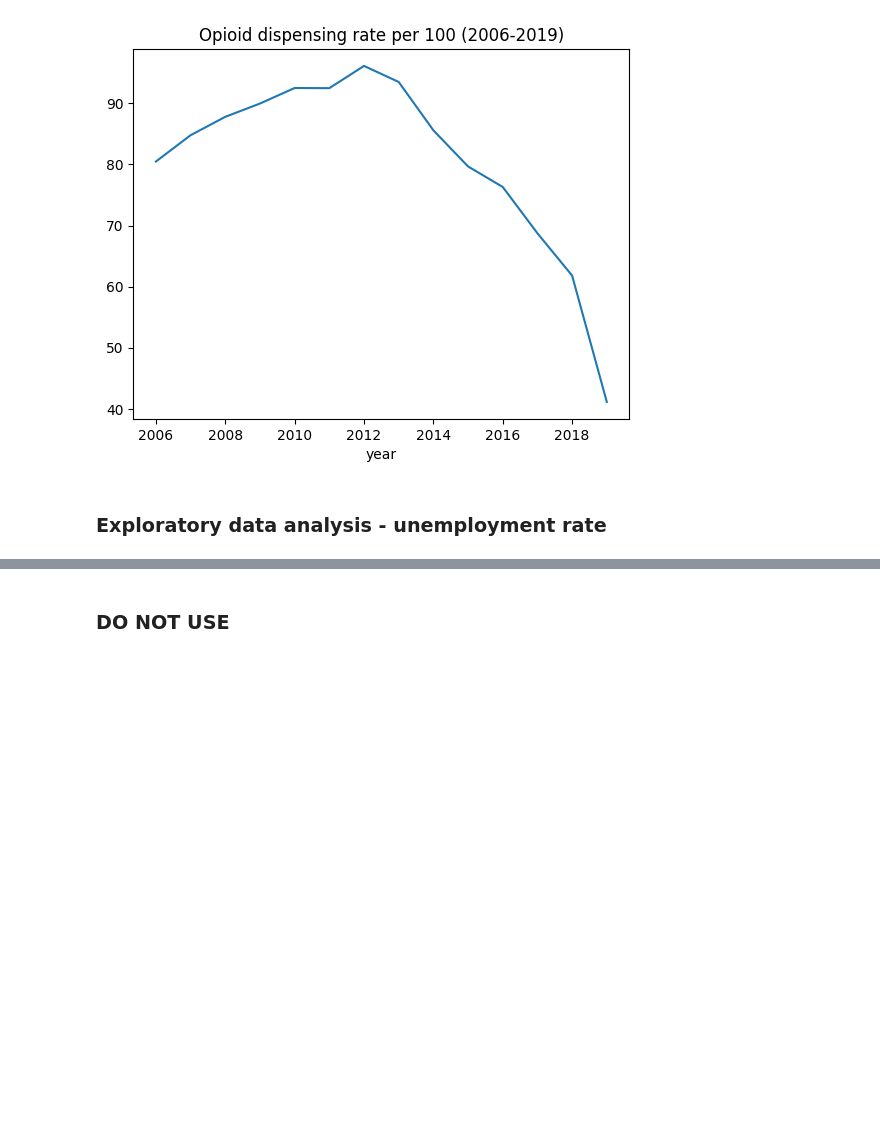
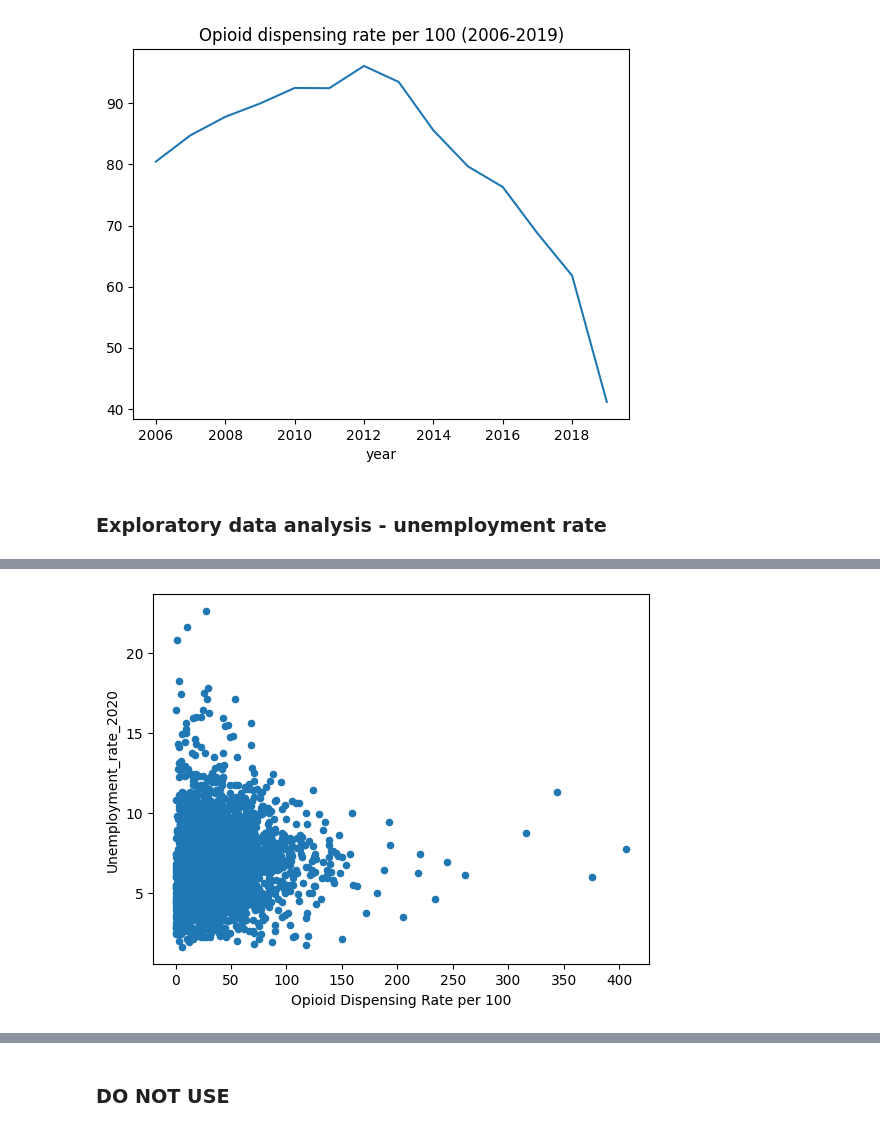
Before and after one commit to Ludougan123234/624-project, a Jupyter notebook: exp_opioid randy.ipynb, the cells around one changed output, grey strips where cells are left out. Cells and saved outputs as stored; diff of their text form; code cells hidden in the pictures; blank space fills up the shorter version.

```diff
--- a/exp_opioid randy.ipynb
+++ b/exp_opioid randy.ipynb
@@ -376 +390,20 @@ unemp_dispense['Unemployment_rate_2019'] = unemp_dispense['Unemployment_rate_201
+# %%
+y = 2020
+
+df_sub = df.query(f"year == {y}").drop("Unnamed: 0", axis=1)
+df_sub['County FIPS Code'] = df_sub['County FIPS Code'].astype("int").astype("str")
+df_sub['County FIPS Code'] = df_sub['County FIPS Code'].str.pad(5, side = "left", fillchar='0')
+
+unemp_dispense = (
+    df_sub.merge(
+        unemp_df.loc[:, unemp_df.columns.str.contains(f"FIPS|Unemployment_rate_{y}")],
+        how="left",
+        right_on = "FIPS_Code",
+        left_on = "County FIPS Code"
+    )
+)
+
+unemp_dispense.plot(x = "Opioid Dispensing Rate per 100", y = f"Unemployment_rate_{y}", kind = 'scatter');
+# %% [output]
+[figure, added]
 # %%
```
Also changed, not shown: parts of 14 cells of this notebook.
